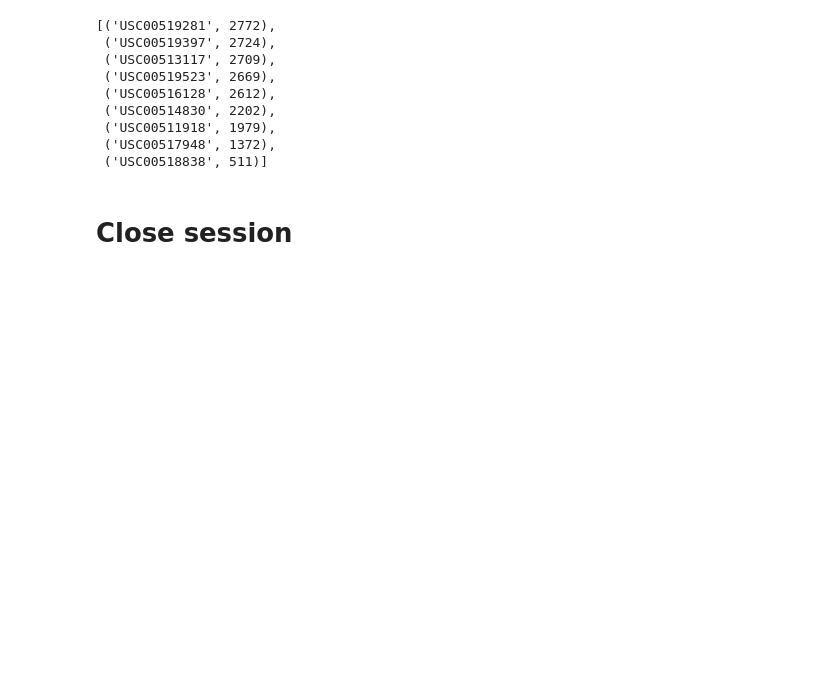
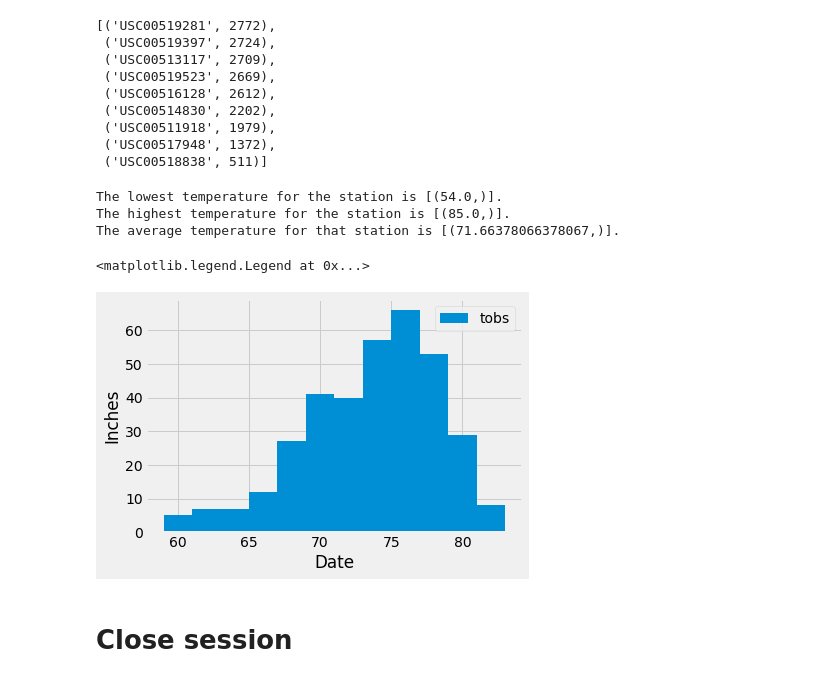
Before and after one commit to collinmpage/SQLAlchemy-challenge, a Jupyter notebook: climate_analysis.ipynb, the cells around one changed output. Drawn from its saved outputs; the diff is of its cells as text; code cells hidden in the pictures; blank space fills up the shorter version.

```diff
--- a/climate_analysis.ipynb
+++ b/climate_analysis.ipynb
@@ -119,6 +117,34 @@ active_station
+# %%
+# Using the most active station id from the previous query, calculate the lowest, highest, and average temperature.
+most_active_station = 'USC00519281'
+lowest_temp = session.query(func.min(Measurement.tobs)).filter(Measurement.station == most_active_station).all()
+highest_temp = session.query(func.max(Measurement.tobs)).filter(Measurement.station == most_active_station).all()
+average_temp = session.query(func.avg(Measurement.tobs)).filter(Measurement.station == most_active_station).all()
+
+
+print(f'The lowest temperature for the station is {lowest_temp}.')
+print(f'The highest temperature for the station is {highest_temp}.')
+print(f'The average temperature for that station is {average_temp}.')
+# %% [output]
+The lowest temperature for the station is [(54.0,)].
+The highest temperature for the station is [(85.0,)].
+The average temperature for that station is [(71.66378066378067,)].
 # %%
 # Using the most active station id
 # Query the last 12 months of temperature observation data for this station and plot the results as a histogram
+station_graph = session.query(Measurement.date, Measurement.tobs).filter(Measurement.date >= one_year_date, Measurement.station == most_active_station).all()
+station_graph
+
+station_df = pd.DataFrame(station_graph)
+
+station_df.plot.hist(bins=12)
+plt.xlabel('Date')
+plt.ylabel('Inches')
+plt.grid(True)
+plt.legend(loc= 'upper right')
+# %% [output]
+<matplotlib.legend.Legend at 0x...>
+[figure, added]
 # %% [markdown]
 # Close session
 # %%
```
Also changed, not shown: parts of 1 cell of this notebook, 1 other file.
